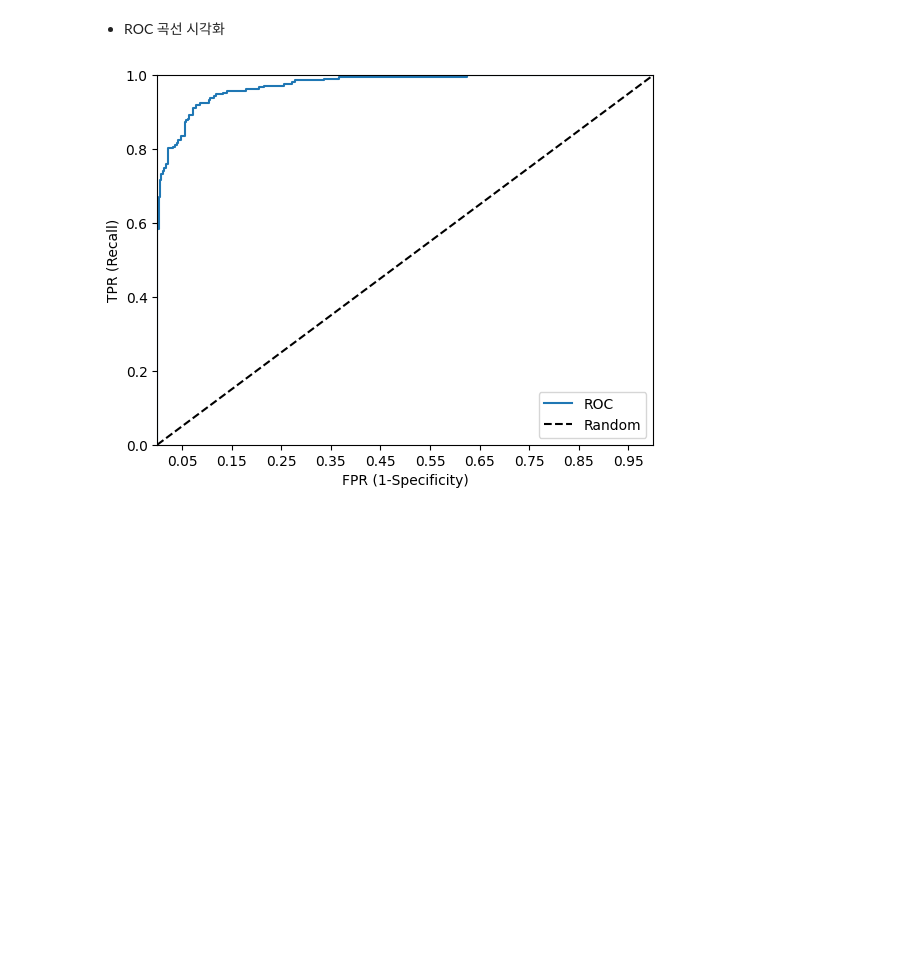
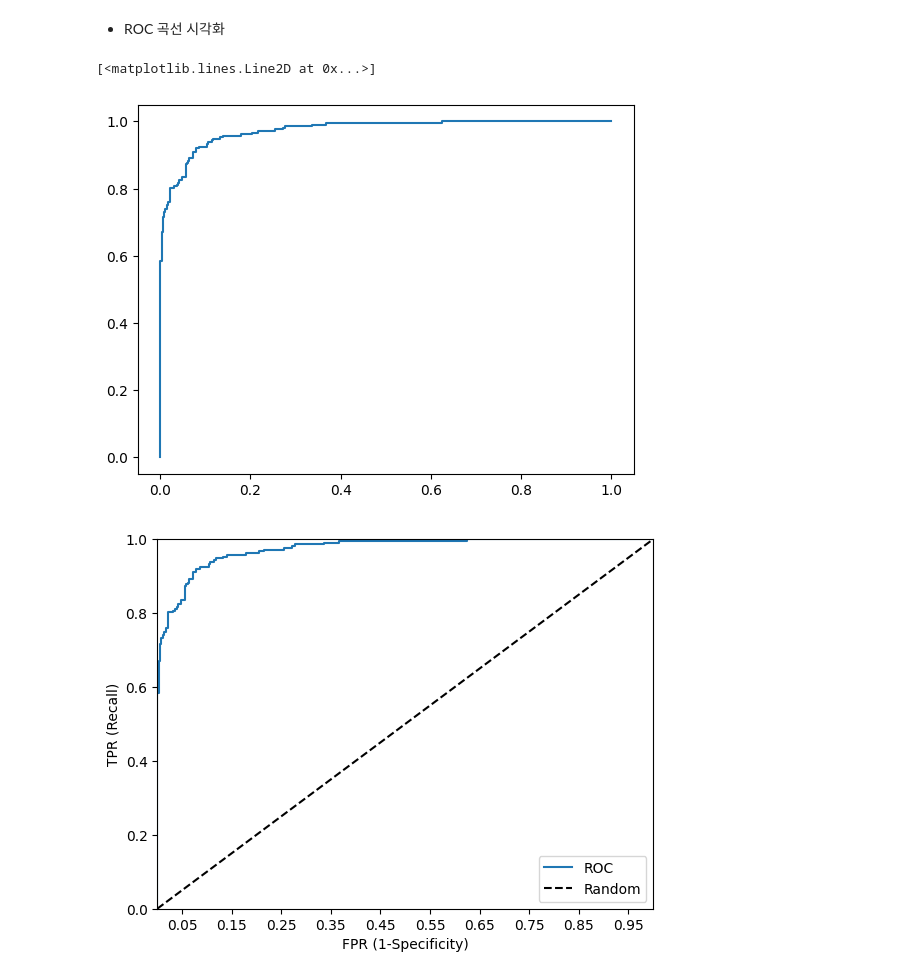
Before and after one commit to wheemin-2/24-2-ESAA, a Jupyter notebook: ESAA_YB_5주차_세션_문제_평가.ipynb, the cells around one changed output. Saved outputs shown, nothing was run; the diff lists cells and outputs as text; code cells hidden in the pictures; blank space fills up the shorter version.

```diff
--- a/ESAA_YB_5주차_세션_문제_평가.ipynb
+++ b/ESAA_YB_5주차_세션_문제_평가.ipynb
@@ -69,11 +69,11 @@ f1_score(y, y_pred)
 * 예측 확률(pred_proba) : 0으로 예측할 확률이 0.1보다 크면 y_pred2 에 넣는다 가정.
 # %%
 pred_proba = model_lor.predict_proba(X)
+pred_proba0 = pred_proba[:,1] # y : 1 - data.target으로 바꿨기 때문에 [1] column이 0으로 예측할 확률이 됨
 
 from sklearn.preprocessing import Binarizer
-
 binarizer = Binarizer(threshold = 0.1)
-y_pred2 = binarizer.fit_transform(pred_proba[:,1].reshape(-1,1))
+y_pred2 = binarizer.fit_transform(pred_proba0.reshape(-1,1))
 # %%
 # y과 y_pred2의 혼동행렬, 정확도, 정밀도, 재현율, f1 score 구하기
 import numpy as np
@@ -87,4 +87,14 @@ print(confusion_matrix(y, y_pred2), accuracy, precision, recall, f1)
  [  6 206]] 0.8313 0.6959 0.9717 0.811
 # %% [markdown]
 * ROC 곡선 시각화
+# %%
+from sklearn.metrics import roc_curve
+
+fprs, tprs, thresholds = roc_curve(y, pred_proba0)
+# %%
+import matplotlib.pyplot as plt
+plt.plot(fprs, tprs)
+# %% [output]
+[<matplotlib.lines.Line2D at 0x...>]
+[figure, added]
 # %%
```
Also changed, not shown: parts of 2 cells of this notebook.
